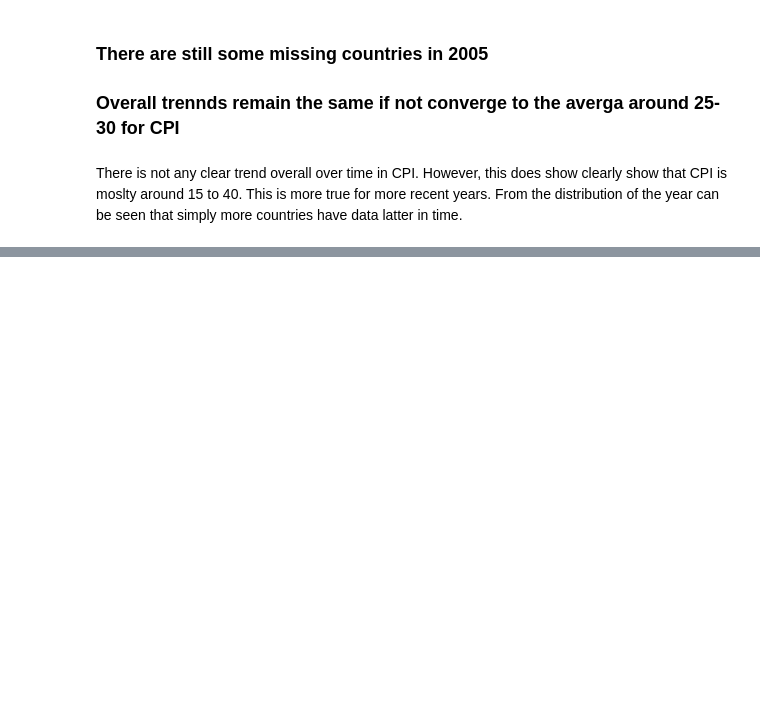
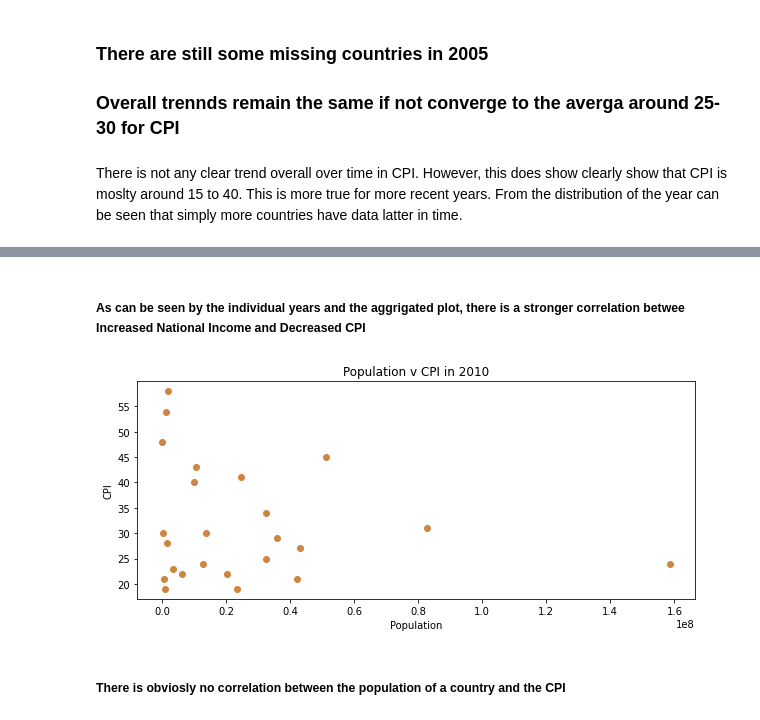
Before and after one commit to data301-2021-winter1/group35-project, a Jupyter notebook: notebooks/analysis1.ipynb, the cells around one changed output, grey strips where cells are left out. Saved outputs shown, nothing was run; the diff lists cells and outputs as text; code cells hidden in the pictures; blank space fills up the shorter version.

```diff
--- a/notebooks/analysis1.ipynb
+++ b/notebooks/analysis1.ipynb
@@ -156,0 +164,8 @@ plt.plot(CC_D.loc[CC_D['percentile'] == 'p0p50']['value'], CC_D.loc[CC_D['variab
+# %% [markdown]
+##### As can be seen by the individual years and the aggrigated plot, there is a stronger correlation betwee Increased National Income and Decreased CPI
+# %%
+Pop()
+# %% [output]
+[figure, added]
+# %% [markdown]
+##### There is obviosly no correlation between the population of a country and the CPI
```
Also changed, not shown: parts of 19 cells of this notebook, 1 other file.
